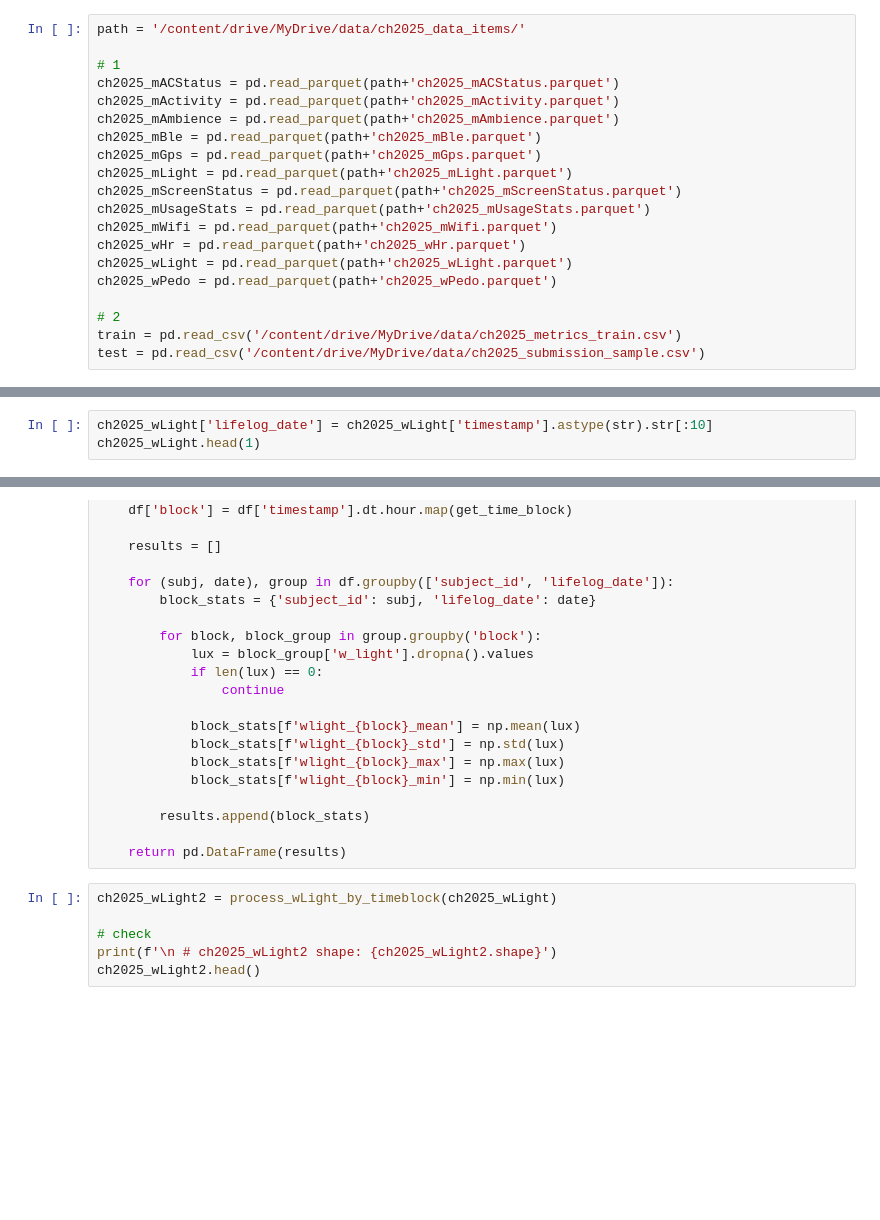
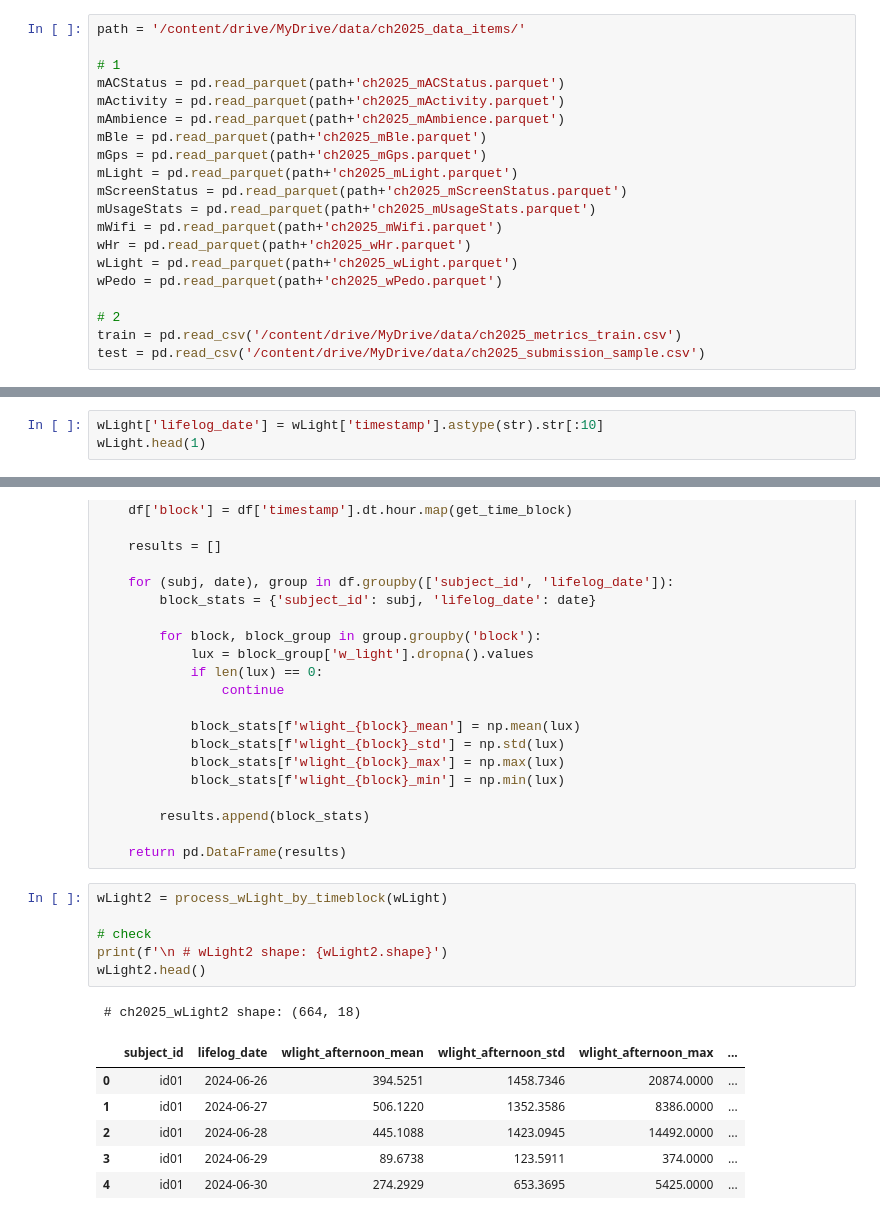
Before and after one commit to jacobgreen4477/Construction-Equipment-Oil-Condition-Classification-AI-Competition, a Jupyter notebook: ETRI_v1_0_0.ipynb, the cells around one changed output, grey strips where cells are left out. Drawn from its saved outputs; the diff is of its cells as text; blank space fills up the shorter version.

```diff
--- a/ETRI_v1_0_0.ipynb
+++ b/ETRI_v1_0_0.ipynb
@@ -72,18 +72,18 @@ pd.set_option('display.float_format', lambda x: '%0.4f' % x)
 path = '/content/drive/MyDrive/data/ch2025_data_items/'
 
 # 1
-ch2025_mACStatus = pd.read_parquet(path+'ch2025_mACStatus.parquet')
-ch2025_mActivity = pd.read_parquet(path+'ch2025_mActivity.parquet')
-ch2025_mAmbience = pd.read_parquet(path+'ch2025_mAmbience.parquet')
-ch2025_mBle = pd.read_parquet(path+'ch2025_mBle.parquet')
-ch2025_mGps = pd.read_parquet(path+'ch2025_mGps.parquet')
-ch2025_mLight = pd.read_parquet(path+'ch2025_mLight.parquet')
-ch2025_mScreenStatus = pd.read_parquet(path+'ch2025_mScreenStatus.parquet')
-ch2025_mUsageStats = pd.read_parquet(path+'ch2025_mUsageStats.parquet')
-ch2025_mWifi = pd.read_parquet(path+'ch2025_mWifi.parquet')
-ch2025_wHr = pd.read_parquet(path+'ch2025_wHr.parquet')
-ch2025_wLight = pd.read_parquet(path+'ch2025_wLight.parquet')
-ch2025_wPedo = pd.read_parquet(path+'ch2025_wPedo.parquet')
+mACStatus = pd.read_parquet(path+'ch2025_mACStatus.parquet')
+mActivity = pd.read_parquet(path+'ch2025_mActivity.parquet')
+mAmbience = pd.read_parquet(path+'ch2025_mAmbience.parquet')
+mBle = pd.read_parquet(path+'ch2025_mBle.parquet')
+mGps = pd.read_parquet(path+'ch2025_mGps.parquet')
+mLight = pd.read_parquet(path+'ch2025_mLight.parquet')
+mScreenStatus = pd.read_parquet(path+'ch2025_mScreenStatus.parquet')
+mUsageStats = pd.read_parquet(path+'ch2025_mUsageStats.parquet')
+mWifi = pd.read_parquet(path+'ch2025_mWifi.parquet')
+wHr = pd.read_parquet(path+'ch2025_wHr.parquet')
+wLight = pd.read_parquet(path+'ch2025_wLight.parquet')
+wPedo = pd.read_parquet(path+'ch2025_wPedo.parquet')
 
 # 2
 train = pd.read_csv('/content/drive/MyDrive/data/ch2025_metrics_train.csv')
@@ -1238,5 +1238,5 @@ ch2025_wH2.head()
   - 밝은 실외 10,000 ~ 25,000 lux 맑은 날 햇빛
   - 직사광선 아래 30,000 ~ 100,000 lux 여름 한낮, 매우 강한 햇빛
 # %%
-ch2025_wLight['lifelog_date'] = ch2025_wLight['timestamp'].astype(str).str[:10]
-ch2025_wLight.head(1)
+wLight['lifelog_date'] = wLight['timestamp'].astype(str).str[:10]
+wLight.head(1)
@@ -1276,9 +1279,17 @@ def process_wLight_by_timeblock(df):
 
     return pd.DataFrame(results)
 # %%
-ch2025_wLight2 = process_wLight_by_timeblock(ch2025_wLight)
+wLight2 = process_wLight_by_timeblock(wLight)
 
 # check
-print(f'\n # ch2025_wLight2 shape: {ch2025_wLight2.shape}')
-ch2025_wLight2.head()
+print(f'\n # wLight2 shape: {wLight2.shape}')
+wLight2.head()
+# %% [output]
+ # ch2025_wLight2 shape: (664, 18)
+|  | subject_id | lifelog_date | wlight_afternoon_mean | wlight_afternoon_std | wlight_afternoon_max | ... |
+| 0 | id01 | 2024-06-26 | 394.5251 | 1458.7346 | 20874.0000 | ... |
+| 1 | id01 | 2024-06-27 | 506.1220 | 1352.3586 | 8386.0000 | ... |
+| 2 | id01 | 2024-06-28 | 445.1088 | 1423.0945 | 14492.0000 | ... |
+| 3 | id01 | 2024-06-29 | 89.6738 | 123.5911 | 374.0000 | ... |
+| 4 | id01 | 2024-06-30 | 274.2929 | 653.3695 | 5425.0000 | ... |
 # %% [markdown]
```
Also changed, not shown: parts of 32 cells of this notebook.
